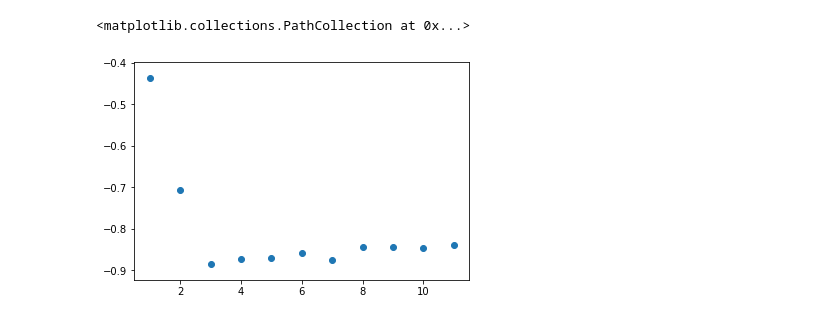
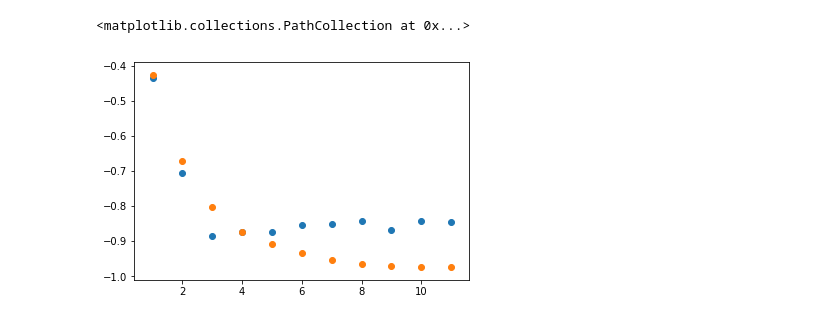
Before and after one commit to nickbuker/machine_learning_from_scratch, a Jupyter notebook: src/mac_test.ipynb, the cells around one changed output. Cells and saved outputs as stored; diff of their text form; code cells hidden in the pictures.

```diff
--- a/src/mac_test.ipynb
+++ b/src/mac_test.ipynb
@@ -20,12 +21,14 @@ X_train, X_test, y_train, y_test = train_test_split(X, y, test_size=0.3, random_
 # %%
 %%time
 depths = []
+train_scores = []
 scores = []
 
 for depth in range(1, 12):
     DTR = DecisionTreeRegressor(max_depth=depth, min_samples_leaf=2)
     depths.append(depth)
     DTR.fit(X_train, y_train)
+    train_scores.append(DTR.score(X_train, y_train))
     scores.append(DTR.score(X_test, y_test))
 
 print(max(scores))
@@ -36,8 +39,9 @@ Wall time: 22.2 ms
 # %%
 plt.scatter(depths, [-1 * score for score in scores])
+plt.scatter(depths, [-1 * score for score in train_scores])
 # %% [output]
 <matplotlib.collections.PathCollection at 0x...>
-[figure, old version]
+[figure, new version]
 # %%
 %%time
 depths = []
```
Also changed, not shown: parts of 16 cells of this notebook, 2 other files.
